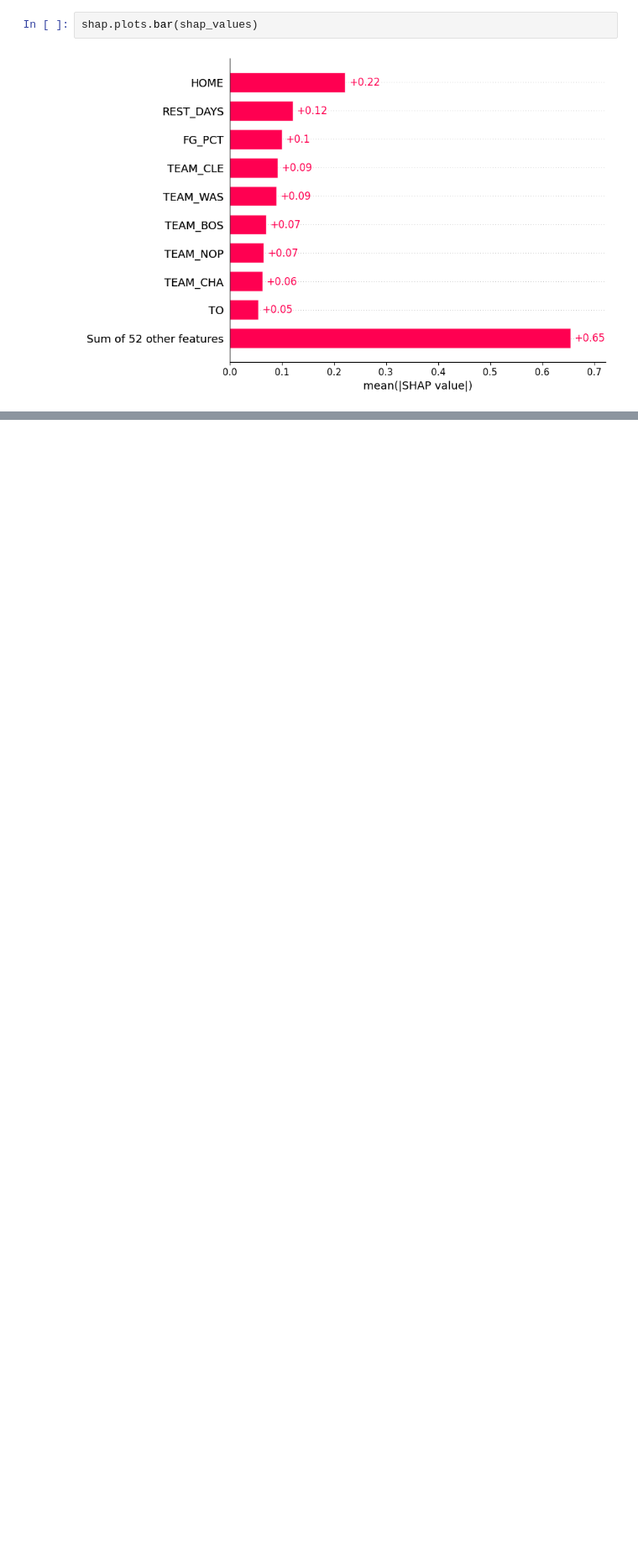
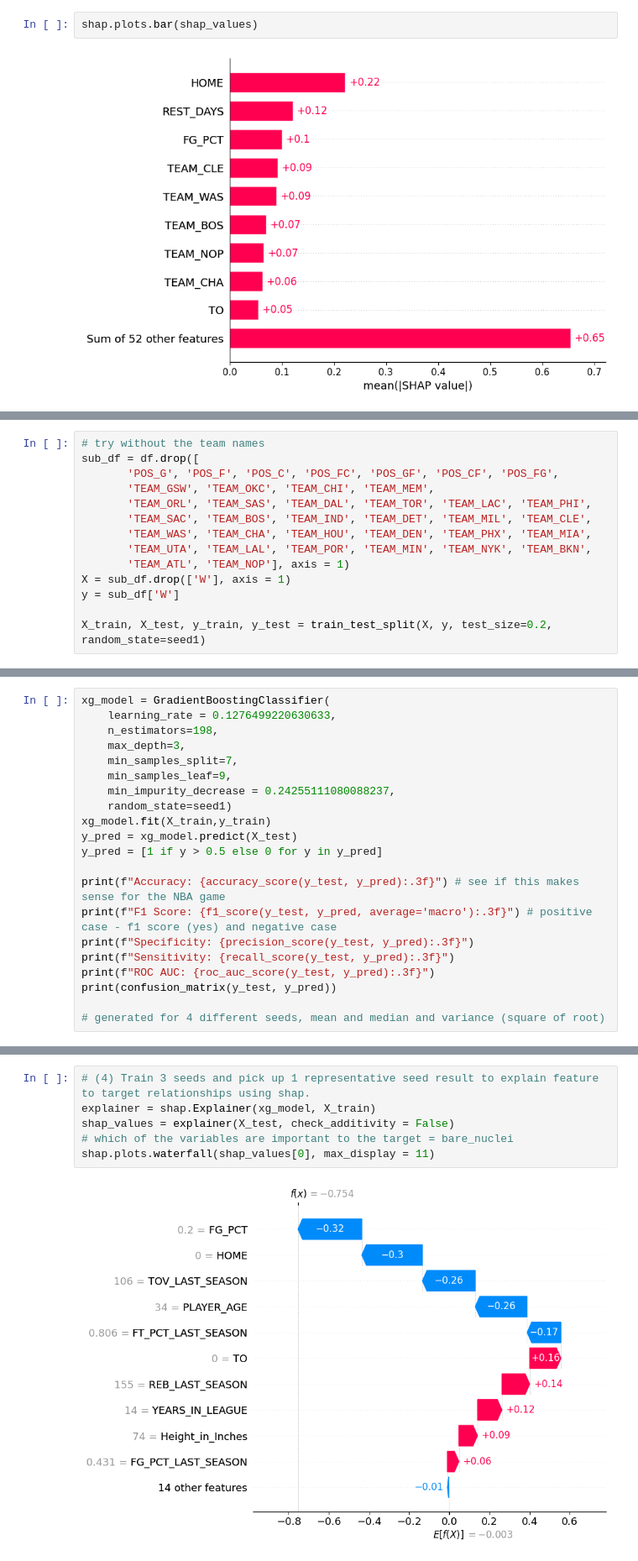
Before and after one commit to jiin-son/nba, a Jupyter notebook: NBA_Machine_Learning.ipynb, the cells around one changed output, grey strips where cells are left out. Shown at 84% size. Saved outputs shown, nothing was run; the diff lists cells and outputs as text; blank space fills up the shorter version.

Commit message:
removed some of the variables and looked through interaction plots

```diff
--- a/NBA_Machine_Learning.ipynb
+++ b/NBA_Machine_Learning.ipynb
@@ -239,0 +258,14 @@ shap.summary_plot(shap_values)
+# %%
+# try without the team names
+sub_df = df.drop([
+       'POS_G', 'POS_F', 'POS_C', 'POS_FC', 'POS_GF', 'POS_CF', 'POS_FG',
+       'TEAM_GSW', 'TEAM_OKC', 'TEAM_CHI', 'TEAM_MEM',
+       'TEAM_ORL', 'TEAM_SAS', 'TEAM_DAL', 'TEAM_TOR', 'TEAM_LAC', 'TEAM_PHI',
+       'TEAM_SAC', 'TEAM_BOS', 'TEAM_IND', 'TEAM_DET', 'TEAM_MIL', 'TEAM_CLE',
+       'TEAM_WAS', 'TEAM_CHA', 'TEAM_HOU', 'TEAM_DEN', 'TEAM_PHX', 'TEAM_MIA',
+       'TEAM_UTA', 'TEAM_LAL', 'TEAM_POR', 'TEAM_MIN', 'TEAM_NYK', 'TEAM_BKN',
+       'TEAM_ATL', 'TEAM_NOP'], axis = 1)
+X = sub_df.drop(['W'], axis = 1)
+y = sub_df['W']
+
+X_train, X_test, y_train, y_test = train_test_split(X, y, test_size=0.2, random_state=seed1)
@@ -239,0 +307,21 @@ shap.summary_plot(shap_values)
+# %%
+xg_model = GradientBoostingClassifier(
+    learning_rate = 0.1276499220630633,
+    n_estimators=198,
+    max_depth=3,
+    min_samples_split=7,
+    min_samples_leaf=9,
+    min_impurity_decrease = 0.24255111080088237,
+    random_state=seed1)
+xg_model.fit(X_train,y_train)
+y_pred = xg_model.predict(X_test)
+y_pred = [1 if y > 0.5 else 0 for y in y_pred]
+
+print(f"Accuracy: {accuracy_score(y_test, y_pred):.3f}") # see if this makes sense for the NBA game
+print(f"F1 Score: {f1_score(y_test, y_pred, average='macro'):.3f}") # positive case - f1 score (yes) and negative case
+print(f"Specificity: {precision_score(y_test, y_pred):.3f}")
+print(f"Sensitivity: {recall_score(y_test, y_pred):.3f}")
+print(f"ROC AUC: {roc_auc_score(y_test, y_pred):.3f}")
+print(confusion_matrix(y_test, y_pred))
+
+# generated for 4 different seeds, mean and median and variance (square of root)
@@ -239,0 +336,8 @@ shap.summary_plot(shap_values)
+# %%
+# (4) Train 3 seeds and pick up 1 representative seed result to explain feature to target relationships using shap.
+explainer = shap.Explainer(xg_model, X_train)
+shap_values = explainer(X_test, check_additivity = False)
+# which of the variables are important to the target = bare_nuclei
+shap.plots.waterfall(shap_values[0], max_display = 11)
+# %% [output]
+[figure, added]
```
Also changed, not shown: parts of 11 cells of this notebook.
